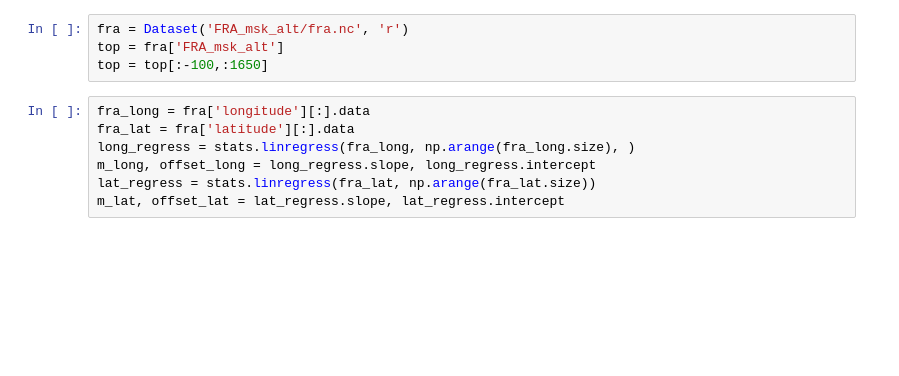
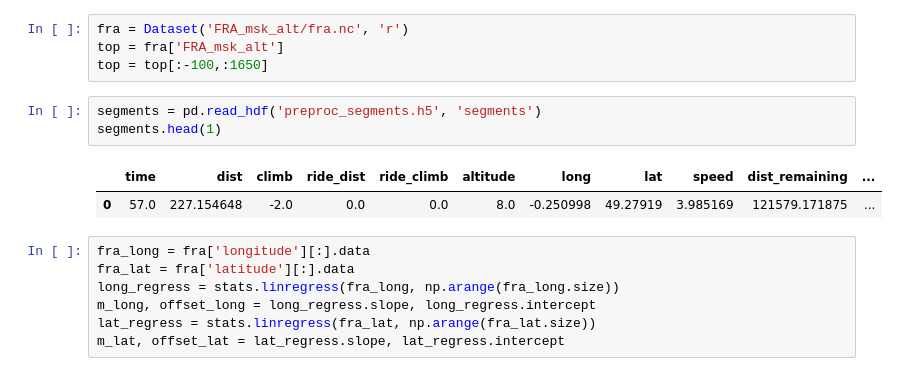
Before and after one commit to tomfrankkirk/tour_de_france, a Jupyter notebook: map.ipynb, the cells around one changed output. Saved outputs shown, nothing was run; the diff lists cells and outputs as text; blank space fills up the shorter version.

```diff
--- a/map.ipynb
+++ b/map.ipynb
@@ -2,10 +9,16 @@
 fra = Dataset('FRA_msk_alt/fra.nc', 'r')
 top = fra['FRA_msk_alt']
 top = top[:-100,:1650]
+# %%
+segments = pd.read_hdf('preproc_segments.h5', 'segments')
+segments.head(1)
+# %% [output]
+|  | time | dist | climb | ride_dist | ride_climb | altitude | long | lat | speed | dist_remaining | ... |
+| 0 | 57.0 | 227.154648 | -2.0 | 0.0 | 0.0 | 8.0 | -0.250998 | 49.27919 | 3.985169 | 121579.171875 | ... |
 # %%
 fra_long = fra['longitude'][:].data
 fra_lat = fra['latitude'][:].data
-long_regress = stats.linregress(fra_long, np.arange(fra_long.size), )
+long_regress = stats.linregress(fra_long, np.arange(fra_long.size))
 m_long, offset_long = long_regress.slope, long_regress.intercept
 lat_regress = stats.linregress(fra_lat, np.arange(fra_lat.size))
 m_lat, offset_lat = lat_regress.slope, lat_regress.intercept
```
Also changed, not shown: parts of 11 cells of this notebook.
